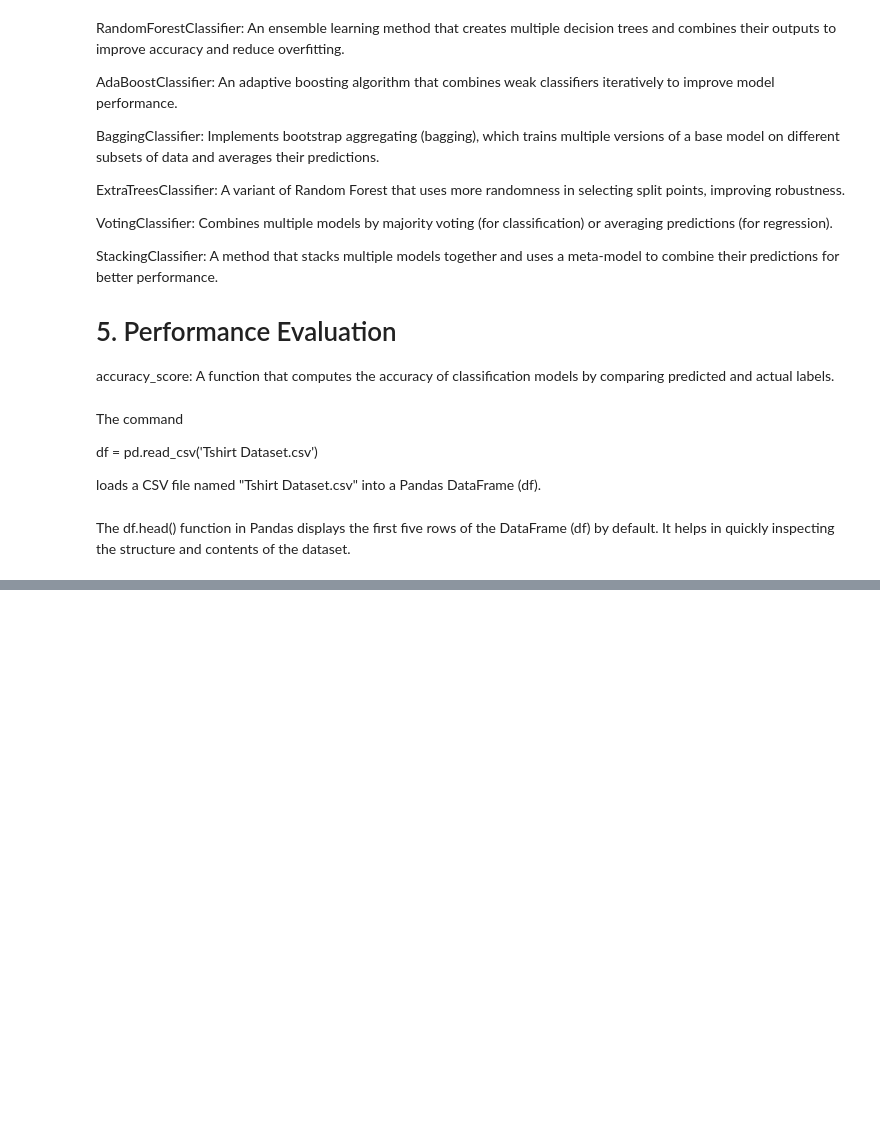
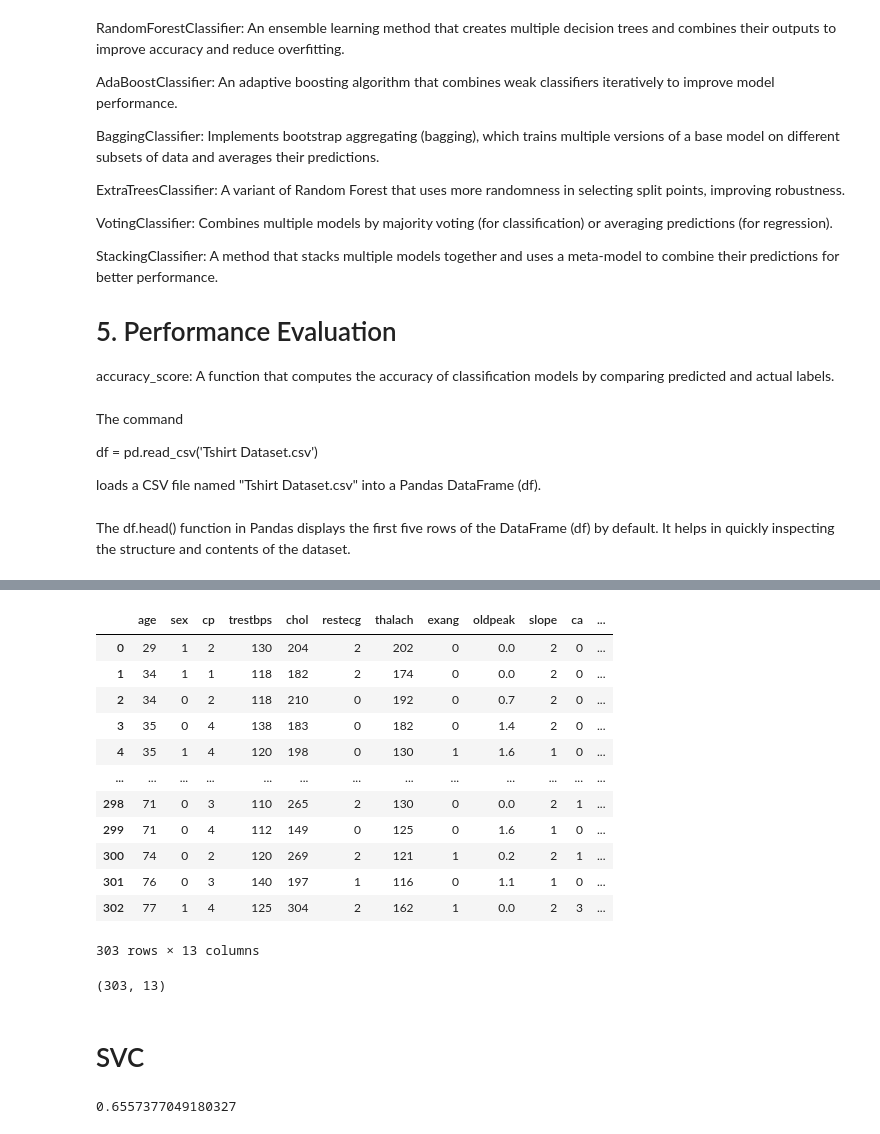
Before and after one commit to samariwa/artificial-intelligence-projects, a Jupyter notebook: Ensemble_Learning Heart Disease.ipynb, the cells around one changed output, grey strips where cells are left out. Drawn from its saved outputs; the diff is of its cells as text; code cells hidden in the pictures; blank space fills up the shorter version.

```diff
--- a/Ensemble_Learning Heart Disease.ipynb
+++ b/Ensemble_Learning Heart Disease.ipynb
@@ -330,0 +282,22 @@ This predictive analysis can be useful for healthcare providers and medical prof
+# %%
+# reduce the columns that have a low correlation with the target
+df = df[['age', 'sex', 'cp', 'trestbps', 'chol', 'restecg', 'thalach', 'exang', 'oldpeak', 'slope','ca', 'thal', 'target']]
+df
+# %% [output]
+|  | age | sex | cp | trestbps | chol | restecg | thalach | exang | oldpeak | slope | ca | ... |
+| 0 | 29 | 1 | 2 | 130 | 204 | 2 | 202 | 0 | 0.0 | 2 | 0 | ... |
+| 1 | 34 | 1 | 1 | 118 | 182 | 2 | 174 | 0 | 0.0 | 2 | 0 | ... |
+| 2 | 34 | 0 | 2 | 118 | 210 | 0 | 192 | 0 | 0.7 | 2 | 0 | ... |
+| 3 | 35 | 0 | 4 | 138 | 183 | 0 | 182 | 0 | 1.4 | 2 | 0 | ... |
+| 4 | 35 | 1 | 4 | 120 | 198 | 0 | 130 | 1 | 1.6 | 1 | 0 | ... |
+| ... | ... | ... | ... | ... | ... | ... | ... | ... | ... | ... | ... | ... |
+| 298 | 71 | 0 | 3 | 110 | 265 | 2 | 130 | 0 | 0.0 | 2 | 1 | ... |
+| 299 | 71 | 0 | 4 | 112 | 149 | 0 | 125 | 0 | 1.6 | 1 | 0 | ... |
+| 300 | 74 | 0 | 2 | 120 | 269 | 2 | 121 | 1 | 0.2 | 2 | 1 | ... |
+| 301 | 76 | 0 | 3 | 140 | 197 | 1 | 116 | 0 | 1.1 | 1 | 0 | ... |
+| 302 | 77 | 1 | 4 | 125 | 304 | 2 | 162 | 1 | 0.0 | 2 | 3 | ... |
+303 rows × 13 columns
+# %%
+df.shape
+# %% [output]
+(303, 13)
@@ -330,0 +309,14 @@ This predictive analysis can be useful for healthcare providers and medical prof
+# %% [markdown]
+# SVC
+# %%
+# build the model
+svm = SVC()
+svm.fit(X_train,y_train)
+
+# make predictions
+y_pred = svm.predict(X_test)
+
+# get accuracy
+accuracy_score(y_test,y_pred)
+# %% [output]
+0.6557377049180327
```
Also changed, not shown: parts of 53 cells of this notebook.
